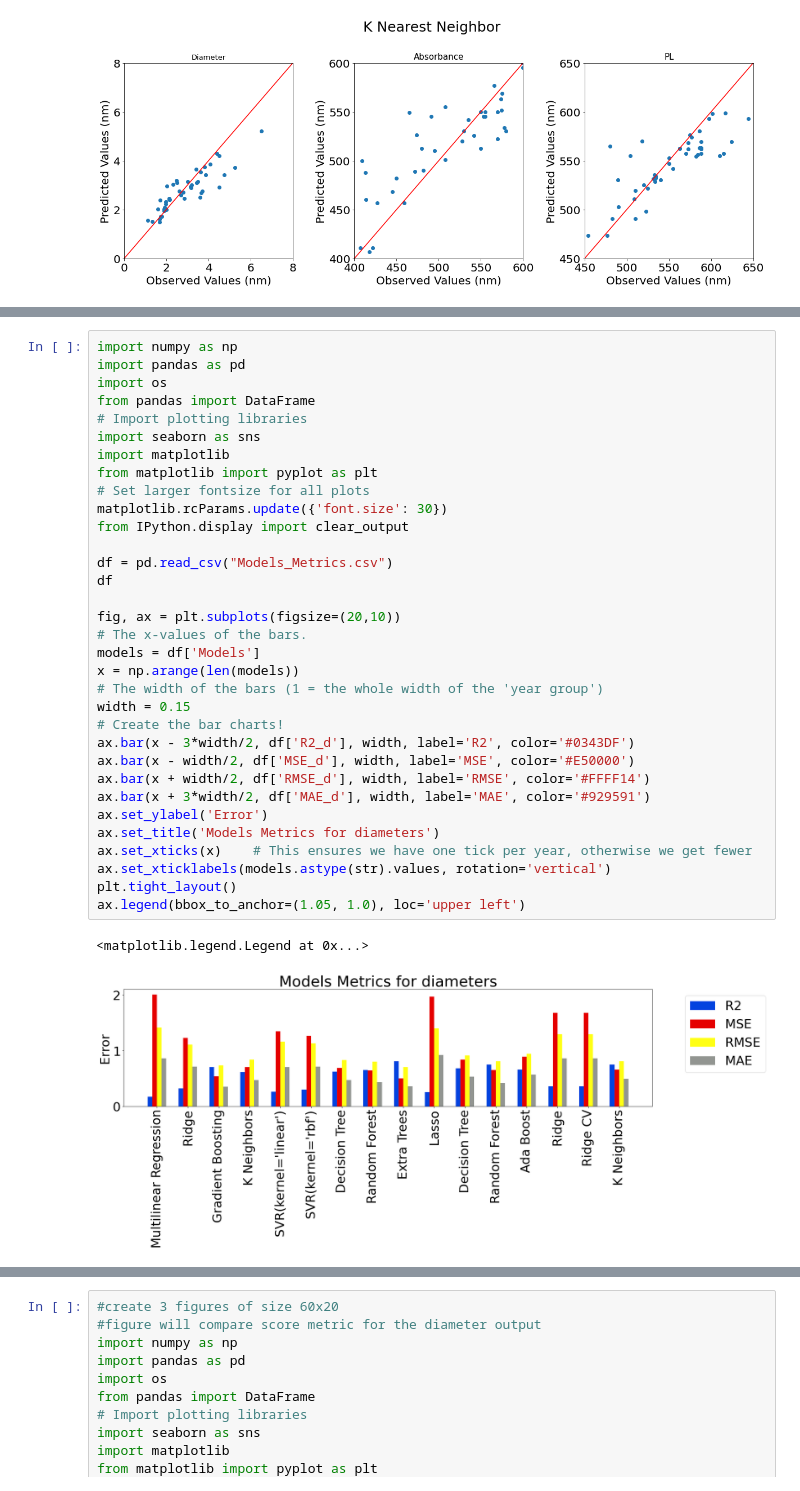
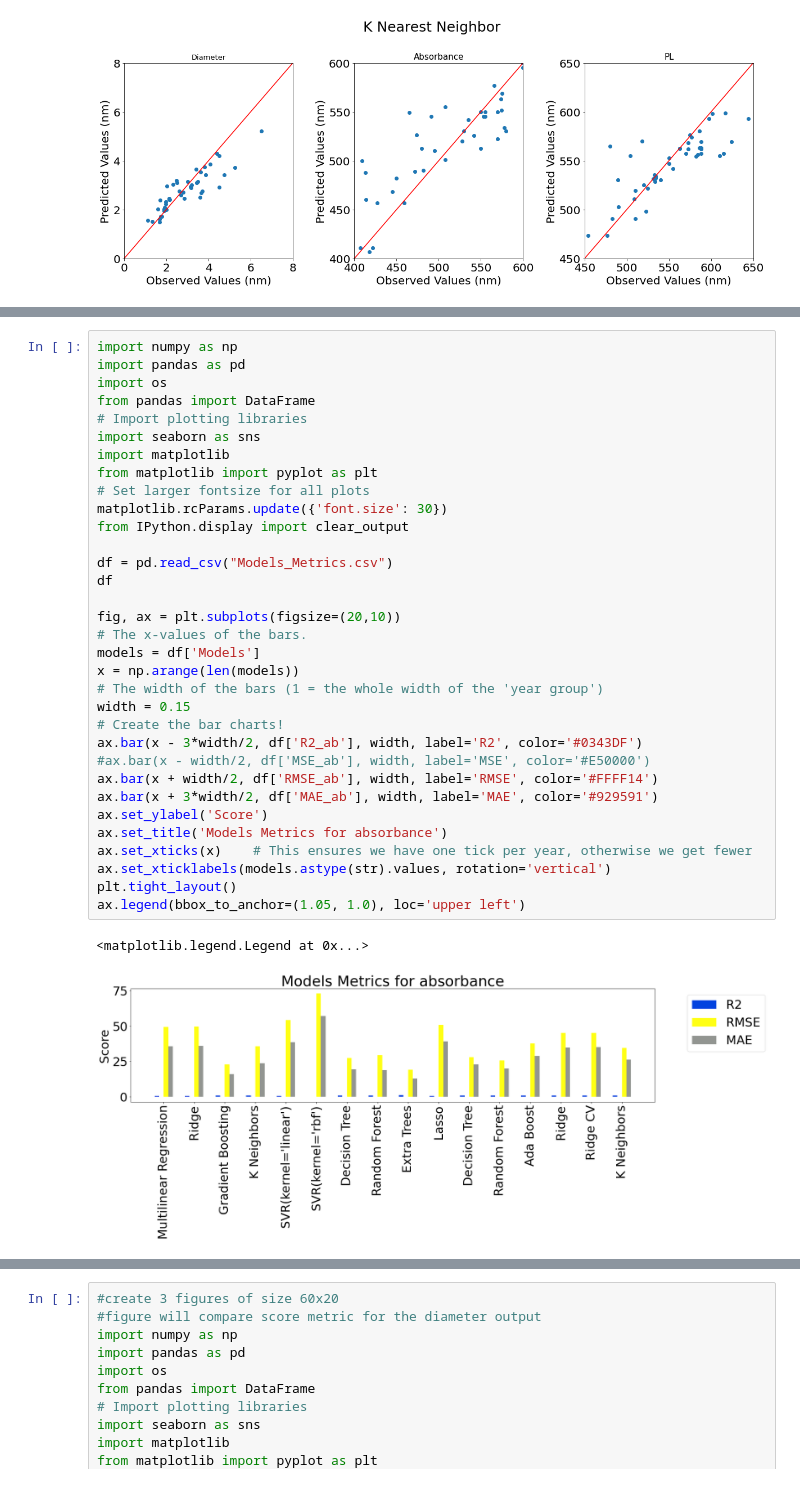
Before and after one commit to akkaneror/Hot_injection, a Jupyter notebook: hotdots/Usecase 2/Notebooks/Analysis/Analysis_Summary.ipynb, the cells around one changed output, grey strips where cells are left out. Saved outputs shown, nothing was run; the diff lists cells and outputs as text.

```diff
--- a/hotdots/Usecase 2/Notebooks/Analysis/Analysis_Summary.ipynb
+++ b/hotdots/Usecase 2/Notebooks/Analysis/Analysis_Summary.ipynb
@@ -863,36 +866,36 @@ ax.legend(bbox_to_anchor=(1.05, 1.0), loc='upper left')
 # %%
 import numpy as np
 import pandas as pd
 import os
 from pandas import DataFrame
 # Import plotting libraries
 import seaborn as sns
 import matplotlib
 from matplotlib import pyplot as plt
 # Set larger fontsize for all plots
 matplotlib.rcParams.update({'font.size': 30})
 from IPython.display import clear_output
 
 df = pd.read_csv("Models_Metrics.csv")
 df
 
 fig, ax = plt.subplots(figsize=(20,10))
 # The x-values of the bars.
 models = df['Models']
 x = np.arange(len(models))
 # The width of the bars (1 = the whole width of the 'year group')
 width = 0.15
 # Create the bar charts!
-ax.bar(x - 3*width/2, df['R2_d'], width, label='R2', color='#0343DF')
-ax.bar(x - width/2, df['MSE_d'], width, label='MSE', color='#E50000')
-ax.bar(x + width/2, df['RMSE_d'], width, label='RMSE', color='#FFFF14')
-ax.bar(x + 3*width/2, df['MAE_d'], width, label='MAE', color='#929591')
-ax.set_ylabel('Error')
-ax.set_title('Models Metrics for diameters')
+ax.bar(x - 3*width/2, df['R2_ab'], width, label='R2', color='#0343DF')
+#ax.bar(x - width/2, df['MSE_ab'], width, label='MSE', color='#E50000')
+ax.bar(x + width/2, df['RMSE_ab'], width, label='RMSE', color='#FFFF14')
+ax.bar(x + 3*width/2, df['MAE_ab'], width, label='MAE', color='#929591')
+ax.set_ylabel('Score')
+ax.set_title('Models Metrics for absorbance')
 ax.set_xticks(x)    # This ensures we have one tick per year, otherwise we get fewer
 ax.set_xticklabels(models.astype(str).values, rotation='vertical')
 plt.tight_layout()
 ax.legend(bbox_to_anchor=(1.05, 1.0), loc='upper left')
 # %% [output]
 <matplotlib.legend.Legend at 0x...>
-[figure, old version]
+[figure, new version]
```
Also changed, not shown: parts of 5 cells of this notebook.
